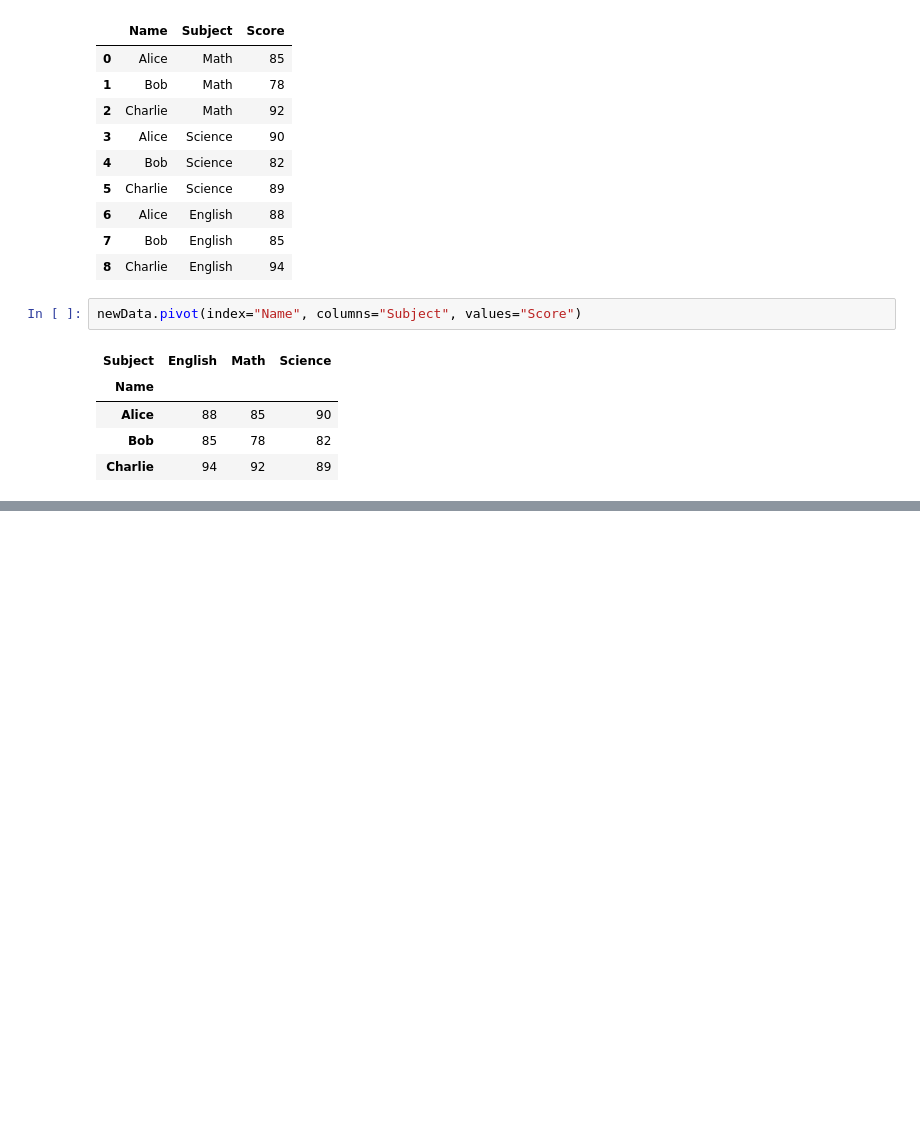
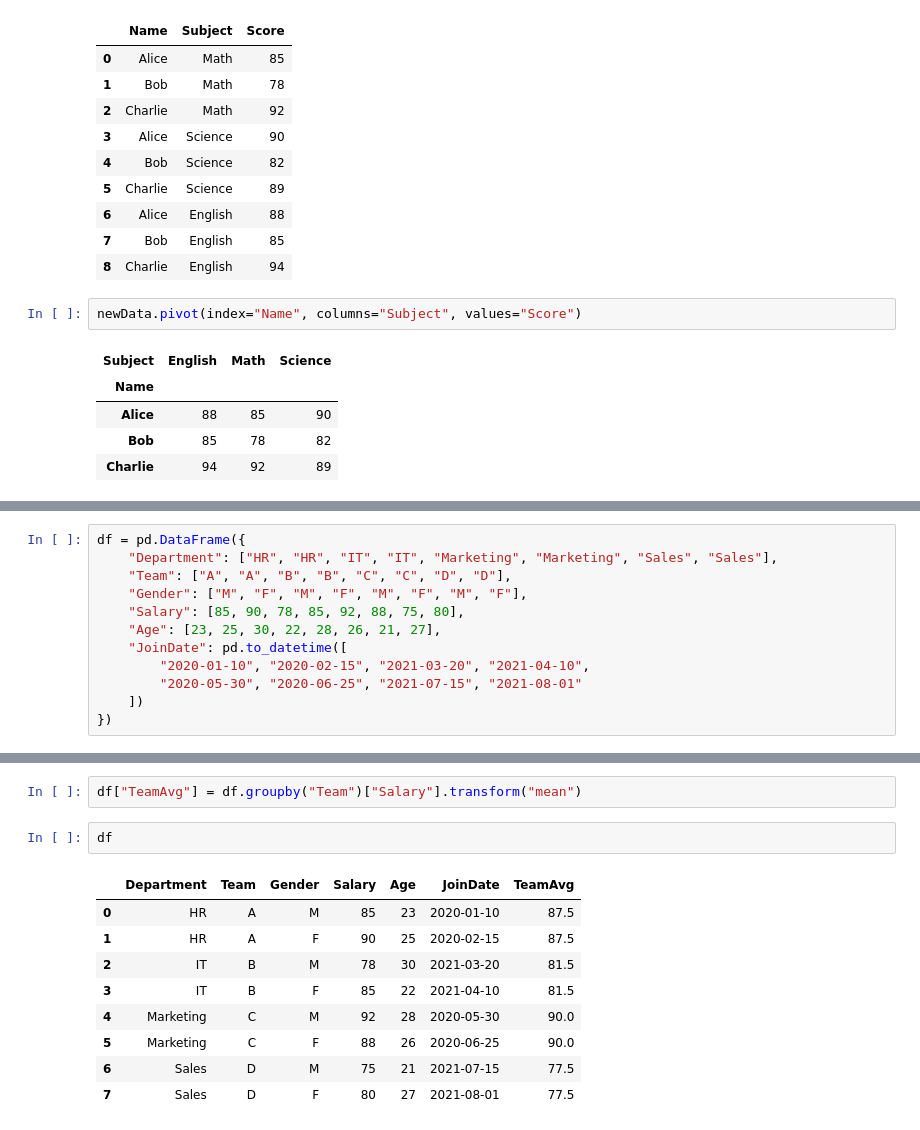
Before and after one commit to SaarthakDEV/data-science-python, a Jupyter notebook: pandas.ipynb, the cells around one changed output, grey strips where cells are left out. Saved outputs shown, nothing was run; the diff lists cells and outputs as text; blank space fills up the shorter version.

```diff
--- a/pandas.ipynb
+++ b/pandas.ipynb
@@ -733,0 +738,12 @@ newData.pivot(index="Name", columns="Subject", values="Score")
+# %%
+df = pd.DataFrame({
+    "Department": ["HR", "HR", "IT", "IT", "Marketing", "Marketing", "Sales", "Sales"],
+    "Team": ["A", "A", "B", "B", "C", "C", "D", "D"],
+    "Gender": ["M", "F", "M", "F", "M", "F", "M", "F"],
+    "Salary": [85, 90, 78, 85, 92, 88, 75, 80],
+    "Age": [23, 25, 30, 22, 28, 26, 21, 27],
+    "JoinDate": pd.to_datetime([
+        "2020-01-10", "2020-02-15", "2021-03-20", "2021-04-10",
+        "2020-05-30", "2020-06-25", "2021-07-15", "2021-08-01"
+    ])
+})
@@ -733,0 +830,14 @@ newData.pivot(index="Name", columns="Subject", values="Score")
+# %%
+df["TeamAvg"] = df.groupby("Team")["Salary"].transform("mean")
+# %%
+df
+# %% [output]
+|  | Department | Team | Gender | Salary | Age | JoinDate | TeamAvg |
+| 0 | HR | A | M | 85 | 23 | 2020-01-10 | 87.5 |
+| 1 | HR | A | F | 90 | 25 | 2020-02-15 | 87.5 |
+| 2 | IT | B | M | 78 | 30 | 2021-03-20 | 81.5 |
+| 3 | IT | B | F | 85 | 22 | 2021-04-10 | 81.5 |
+| 4 | Marketing | C | M | 92 | 28 | 2020-05-30 | 90.0 |
+| 5 | Marketing | C | F | 88 | 26 | 2020-06-25 | 90.0 |
+| 6 | Sales | D | M | 75 | 21 | 2021-07-15 | 77.5 |
+| 7 | Sales | D | F | 80 | 27 | 2021-08-01 | 77.5 |
```
Also changed, not shown: parts of 30 cells of this notebook, 1 other file.
